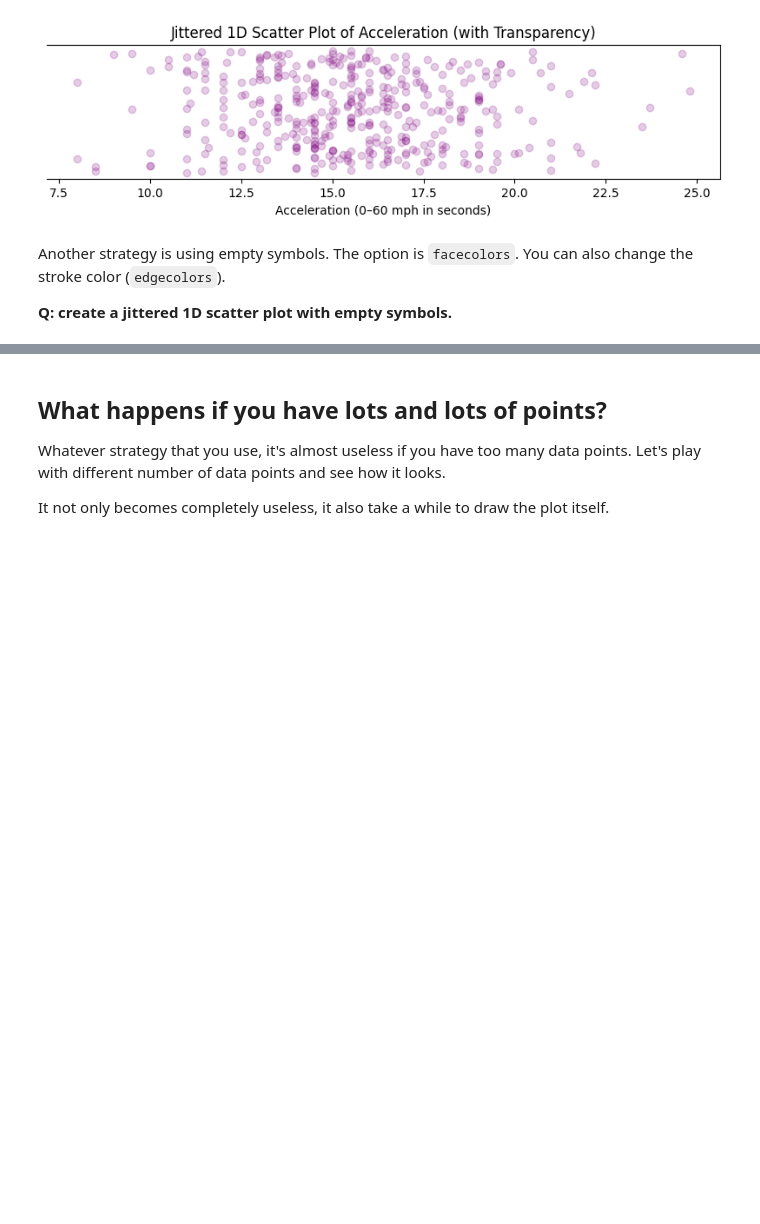
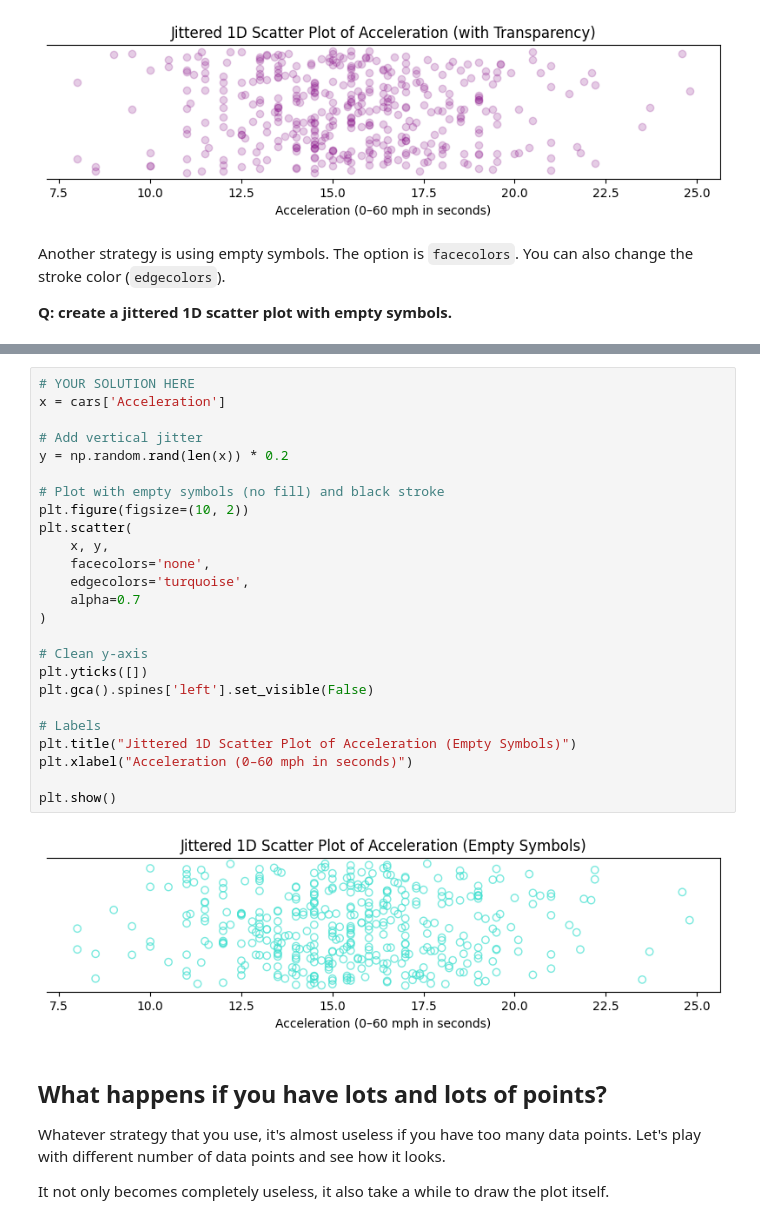
Before and after one commit to KSachin13/dataviz, a Jupyter notebook: docs/w06-encoding/assigment_m06A_visual_encoding.ipynb, the cells around one changed output, grey strips where cells are left out. Cells and saved outputs as stored; diff of their text form; blank space fills up the shorter version.

```diff
--- a/docs/w06-encoding/assigment_m06A_visual_encoding.ipynb
+++ b/docs/w06-encoding/assigment_m06A_visual_encoding.ipynb
@@ -143,3 +139,30 @@ Another strategy is using empty symbols. The option is `facecolors`. You can als
+# %%
+# YOUR SOLUTION HERE
+x = cars['Acceleration']
+
+# Add vertical jitter
+y = np.random.rand(len(x)) * 0.2
+
+# Plot with empty symbols (no fill) and black stroke
+plt.figure(figsize=(10, 2))
+plt.scatter(
+    x, y,
+    facecolors='none',
+    edgecolors='turquoise',
+    alpha=0.7
+)
+
+# Clean y-axis
+plt.yticks([])
+plt.gca().spines['left'].set_visible(False)
+
+# Labels
+plt.title("Jittered 1D Scatter Plot of Acceleration (Empty Symbols)")
+plt.xlabel("Acceleration (0–60 mph in seconds)")
+
+plt.show()
+# %% [output]
+[figure, added]
 # %% [markdown]
 ## What happens if you have lots and lots of points?
 
```
Also changed, not shown: parts of 1 cell of this notebook.
